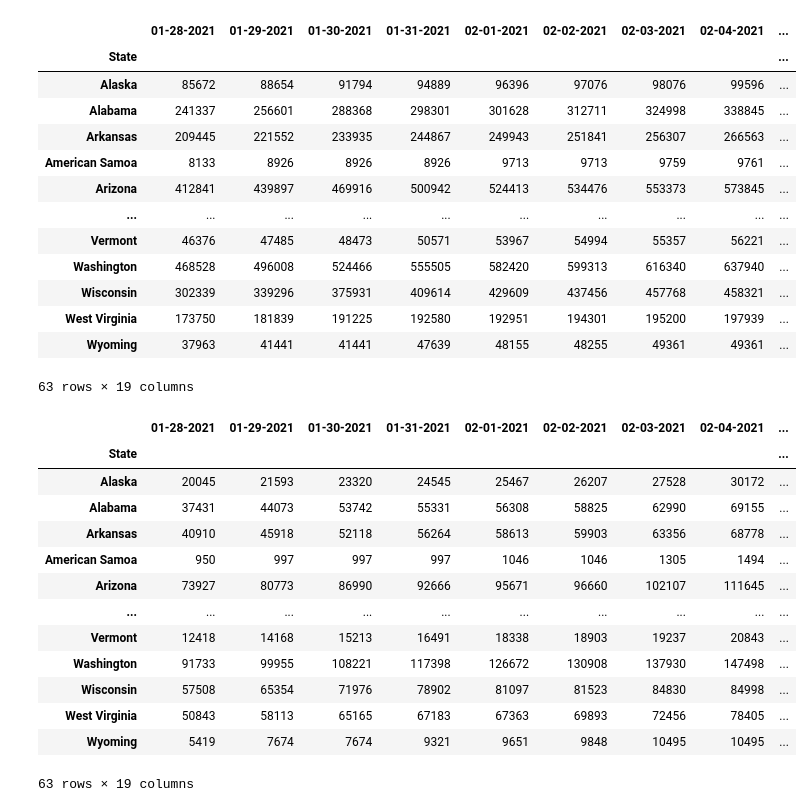
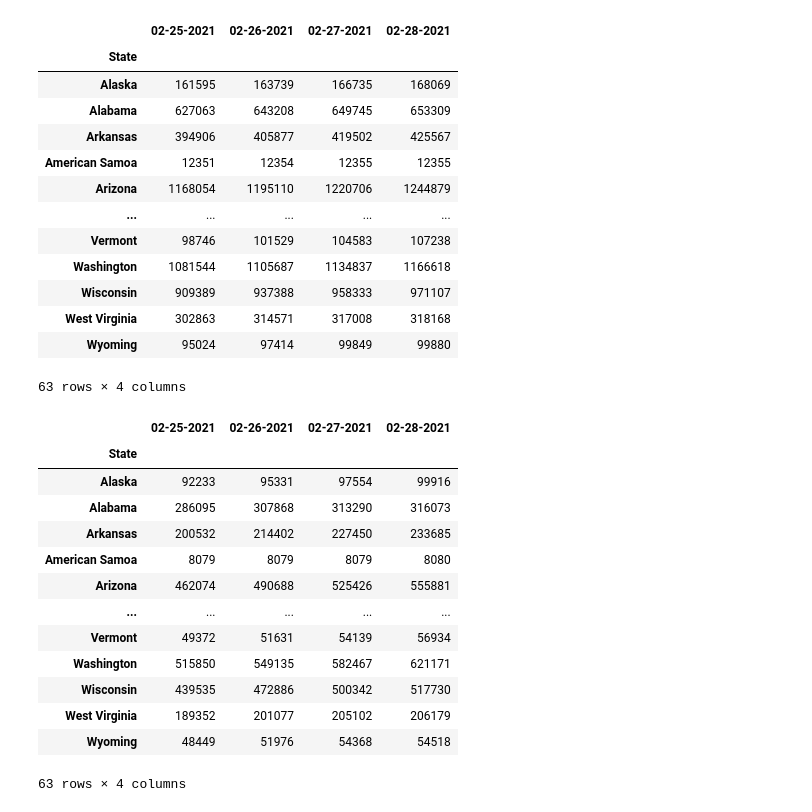
Before and after one commit to jmocay/Notebooks, a Jupyter notebook: covid19_vaccination.ipynb, the cells around one changed output. Drawn from its saved outputs; the diff is of its cells as text; code cells hidden in the pictures.

```diff
--- a/covid19_vaccination.ipynb
+++ b/covid19_vaccination.ipynb
@@ -11,9 +11,8 @@ def datetime_to_str2(dtime):
     return '{0}{1}{2}'.format(str(dtime.year).zfill(4), str(dtime.month).zfill(2), str(dtime.day).zfill(2))
 # datetime_to_str2(datetime.now())
 # %%
-ndays=18
-now = datetime.now()
-now = datetime.now() - timedelta(days=2)
+ndays=3
+now = datetime.now() - timedelta(days=1)
 
 cols = [
     'Total Distributed',
@@ -111,37 +138,37 @@ df
 # %%
-df = get_vaccination_timeseries(now, 'People with 1+ Doses', ndays)
+df = get_vaccination_timeseries(now, 'People with 1+ Doses by State of Residence', ndays)
 df
 # %% [output]
-|  | 01-28-2021 | 01-29-2021 | 01-30-2021 | 01-31-2021 | 02-01-2021 | 02-02-2021 | 02-03-2021 | 02-04-2021 | ... |
-| State |  |  |  |  |  |  |  |  | ... |
-| Alaska | 85672 | 88654 | 91794 | 94889 | 96396 | 97076 | 98076 | 99596 | ... |
-| Alabama | 241337 | 256601 | 288368 | 298301 | 301628 | 312711 | 324998 | 338845 | ... |
-| Arkansas | 209445 | 221552 | 233935 | 244867 | 249943 | 251841 | 256307 | 266563 | ... |
-| American Samoa | 8133 | 8926 | 8926 | 8926 | 9713 | 9713 | 9759 | 9761 | ... |
-| Arizona | 412841 | 439897 | 469916 | 500942 | 524413 | 534476 | 553373 | 573845 | ... |
-| ... | ... | ... | ... | ... | ... | ... | ... | ... | ... |
-| Vermont | 46376 | 47485 | 48473 | 50571 | 53967 | 54994 | 55357 | 56221 | ... |
-| Washington | 468528 | 496008 | 524466 | 555505 | 582420 | 599313 | 616340 | 637940 | ... |
-| Wisconsin | 302339 | 339296 | 375931 | 409614 | 429609 | 437456 | 457768 | 458321 | ... |
-| West Virginia | 173750 | 181839 | 191225 | 192580 | 192951 | 194301 | 195200 | 197939 | ... |
-| Wyoming | 37963 | 41441 | 41441 | 47639 | 48155 | 48255 | 49361 | 49361 | ... |
+|  | 02-25-2021 | 02-26-2021 | 02-27-2021 | 02-28-2021 |
+| State |  |  |  |  |
+| Alaska | 161595 | 163739 | 166735 | 168069 |
+| Alabama | 627063 | 643208 | 649745 | 653309 |
+| Arkansas | 394906 | 405877 | 419502 | 425567 |
+| American Samoa | 12351 | 12354 | 12355 | 12355 |
+| Arizona | 1168054 | 1195110 | 1220706 | 1244879 |
+| ... | ... | ... | ... | ... |
+| Vermont | 98746 | 101529 | 104583 | 107238 |
+| Washington | 1081544 | 1105687 | 1134837 | 1166618 |
+| Wisconsin | 909389 | 937388 | 958333 | 971107 |
+| West Virginia | 302863 | 314571 | 317008 | 318168 |
+| Wyoming | 95024 | 97414 | 99849 | 99880 |
-63 rows × 19 columns
+63 rows × 4 columns
 # %%
-df = get_vaccination_timeseries(now, 'People with 2 Doses', ndays)
+df = get_vaccination_timeseries(now, 'People with 2 Doses by State of Residence', ndays)
 df
 # %% [output]
-|  | 01-28-2021 | 01-29-2021 | 01-30-2021 | 01-31-2021 | 02-01-2021 | 02-02-2021 | 02-03-2021 | 02-04-2021 | ... |
-| State |  |  |  |  |  |  |  |  | ... |
-| Alaska | 20045 | 21593 | 23320 | 24545 | 25467 | 26207 | 27528 | 30172 | ... |
-| Alabama | 37431 | 44073 | 53742 | 55331 | 56308 | 58825 | 62990 | 69155 | ... |
-| Arkansas | 40910 | 45918 | 52118 | 56264 | 58613 | 59903 | 63356 | 68778 | ... |
-| American Samoa | 950 | 997 | 997 | 997 | 1046 | 1046 | 1305 | 1494 | ... |
-| Arizona | 73927 | 80773 | 86990 | 92666 | 95671 | 96660 | 102107 | 111645 | ... |
-| ... | ... | ... | ... | ... | ... | ... | ... | ... | ... |
-| Vermont | 12418 | 14168 | 15213 | 16491 | 18338 | 18903 | 19237 | 20843 | ... |
-| Washington | 91733 | 99955 | 108221 | 117398 | 126672 | 130908 | 137930 | 147498 | ... |
-| Wisconsin | 57508 | 65354 | 71976 | 78902 | 81097 | 81523 | 84830 | 84998 | ... |
-| West Virginia | 50843 | 58113 | 65165 | 67183 | 67363 | 69893 | 72456 | 78405 | ... |
-| Wyoming | 5419 | 7674 | 7674 | 9321 | 9651 | 9848 | 10495 | 10495 | ... |
+|  | 02-25-2021 | 02-26-2021 | 02-27-2021 | 02-28-2021 |
+| State |  |  |  |  |
+| Alaska | 92233 | 95331 | 97554 | 99916 |
+| Alabama | 286095 | 307868 | 313290 | 316073 |
+| Arkansas | 200532 | 214402 | 227450 | 233685 |
+| American Samoa | 8079 | 8079 | 8079 | 8080 |
+| Arizona | 462074 | 490688 | 525426 | 555881 |
+| ... | ... | ... | ... | ... |
+| Vermont | 49372 | 51631 | 54139 | 56934 |
+| Washington | 515850 | 549135 | 582467 | 621171 |
+| Wisconsin | 439535 | 472886 | 500342 | 517730 |
+| West Virginia | 189352 | 201077 | 205102 | 206179 |
+| Wyoming | 48449 | 51976 | 54368 | 54518 |
-63 rows × 19 columns
+63 rows × 4 columns
 # %%
```
Also changed, not shown: parts of 16 cells of this notebook, 10 other files.
